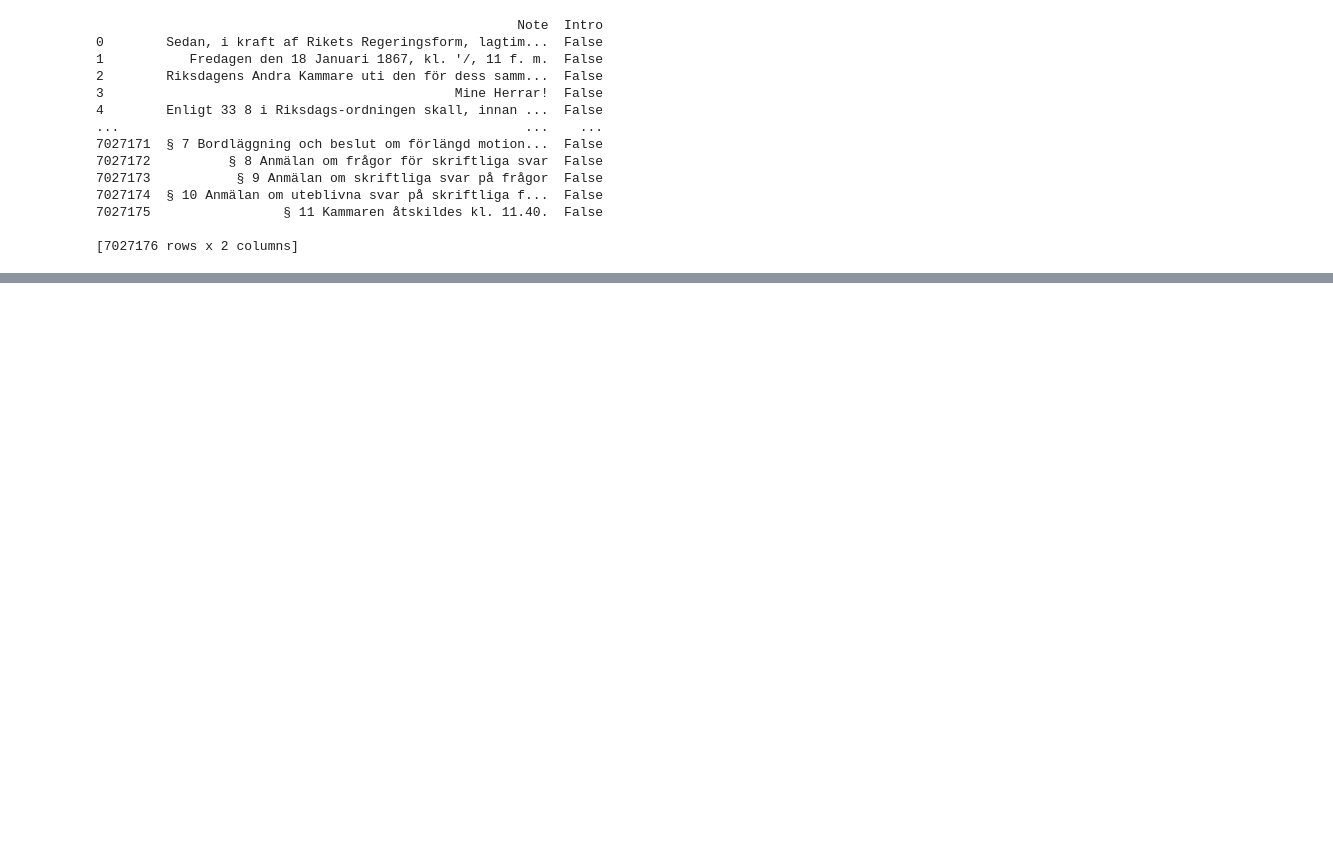
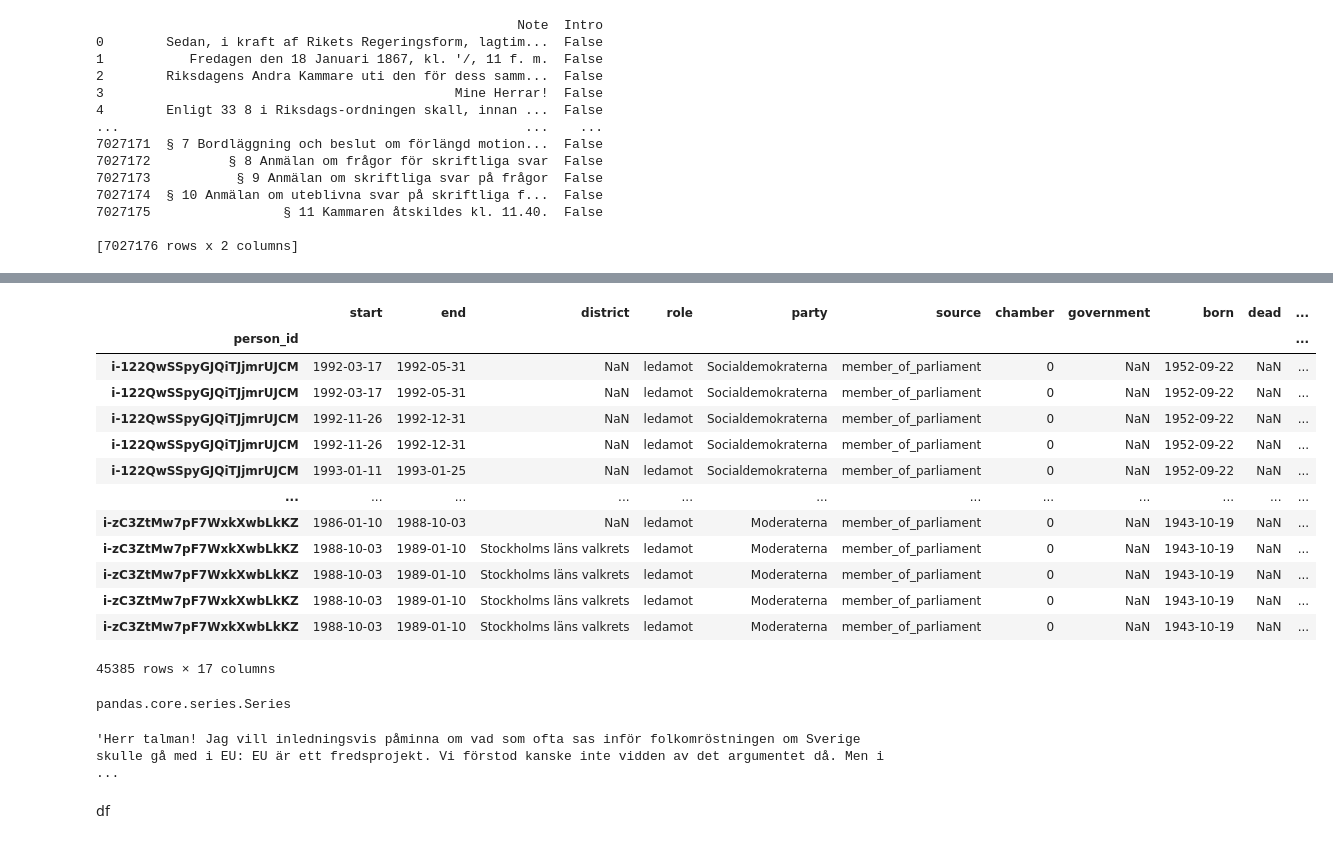
Before and after one commit to swerik-project/pretraining_plm, a Jupyter notebook: data_swerick.ipynb, the cells around one changed output, grey strips where cells are left out. Saved outputs shown, nothing was run; the diff lists cells and outputs as text; code cells hidden in the pictures; blank space fills up the shorter version.

Commit message:
dowload a new swerick dataset with whitespaces and creation of a gender/party detection dataset

```diff
--- a/data_swerick.ipynb
+++ b/data_swerick.ipynb
@@ -333,3 +363,6 @@ print(df)
 df_train_intro,df_test_intro = train_test_split(df,test_size=0.2,random_state=42)
 df_train_intro.to_pickle("swerick_data_intro_train.pkl")
 df_test_intro.to_pickle("swerick_data_intro_test.pkl")
+# %%
+metadata =load_Corpus_metadata()
+print(metadata)
@@ -335,0 +387,23 @@ df_test_intro.to_pickle("swerick_data_intro_test.pkl")
+# %%
+metadata =pd.DataFrame(metadata)
+metadata=metadata.set_index("person_id")
+metadata
+# %% [output]
+|  | start | end | district | role | party | source | chamber | government | born | dead | ... |
+| person_id |  |  |  |  |  |  |  |  |  |  | ... |
+| i-122QwSSpyGJQiTJjmrUJCM | 1992-03-17 | 1992-05-31 | NaN | ledamot | Socialdemokraterna | member_of_parliament | 0 | NaN | 1952-09-22 | NaN | ... |
+| i-122QwSSpyGJQiTJjmrUJCM | 1992-03-17 | 1992-05-31 | NaN | ledamot | Socialdemokraterna | member_of_parliament | 0 | NaN | 1952-09-22 | NaN | ... |
+| i-122QwSSpyGJQiTJjmrUJCM | 1992-11-26 | 1992-12-31 | NaN | ledamot | Socialdemokraterna | member_of_parliament | 0 | NaN | 1952-09-22 | NaN | ... |
+| i-122QwSSpyGJQiTJjmrUJCM | 1992-11-26 | 1992-12-31 | NaN | ledamot | Socialdemokraterna | member_of_parliament | 0 | NaN | 1952-09-22 | NaN | ... |
+| i-122QwSSpyGJQiTJjmrUJCM | 1993-01-11 | 1993-01-25 | NaN | ledamot | Socialdemokraterna | member_of_parliament | 0 | NaN | 1952-09-22 | NaN | ... |
+| ... | ... | ... | ... | ... | ... | ... | ... | ... | ... | ... | ... |
+| i-zC3ZtMw7pF7WxkXwbLkKZ | 1986-01-10 | 1988-10-03 | NaN | ledamot | Moderaterna | member_of_parliament | 0 | NaN | 1943-10-19 | NaN | ... |
+| i-zC3ZtMw7pF7WxkXwbLkKZ | 1988-10-03 | 1989-01-10 | Stockholms läns valkrets | ledamot | Moderaterna | member_of_parliament | 0 | NaN | 1943-10-19 | NaN | ... |
+| i-zC3ZtMw7pF7WxkXwbLkKZ | 1988-10-03 | 1989-01-10 | Stockholms läns valkrets | ledamot | Moderaterna | member_of_parliament | 0 | NaN | 1943-10-19 | NaN | ... |
+| i-zC3ZtMw7pF7WxkXwbLkKZ | 1988-10-03 | 1989-01-10 | Stockholms läns valkrets | ledamot | Moderaterna | member_of_parliament | 0 | NaN | 1943-10-19 | NaN | ... |
+| i-zC3ZtMw7pF7WxkXwbLkKZ | 1988-10-03 | 1989-01-10 | Stockholms läns valkrets | ledamot | Moderaterna | member_of_parliament | 0 | NaN | 1943-10-19 | NaN | ... |
+45385 rows × 17 columns
+# %%
+type(metadata.loc["i-Ddmtm1uG9esPH37c8XjUXZ" ,"party"].dropna())
+# %% [output]
+pandas.core.series.Series
@@ -335,0 +457,6 @@ df_test_intro.to_pickle("swerick_data_intro_test.pkl")
+# %%
+df.iloc[0]["Note"]
+# %% [output]
+'Herr talman! Jag vill inledningsvis påminna om vad som ofta sas inför folkomröstningen om Sverige skulle gå med i EU: EU är ett fredsprojekt. Vi förstod kanske inte vidden av det argumentet då. Men i ...
+# %% [markdown]
+df
```
Also changed, not shown: parts of 19 cells of this notebook.
